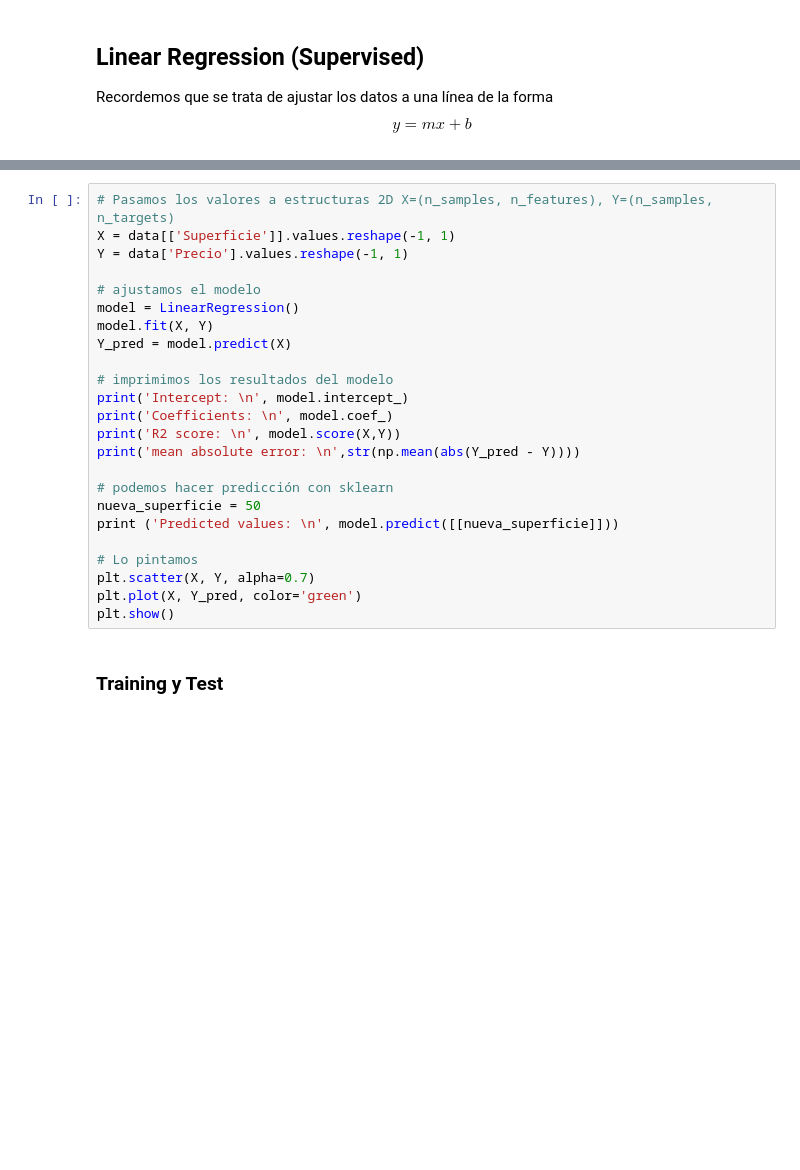
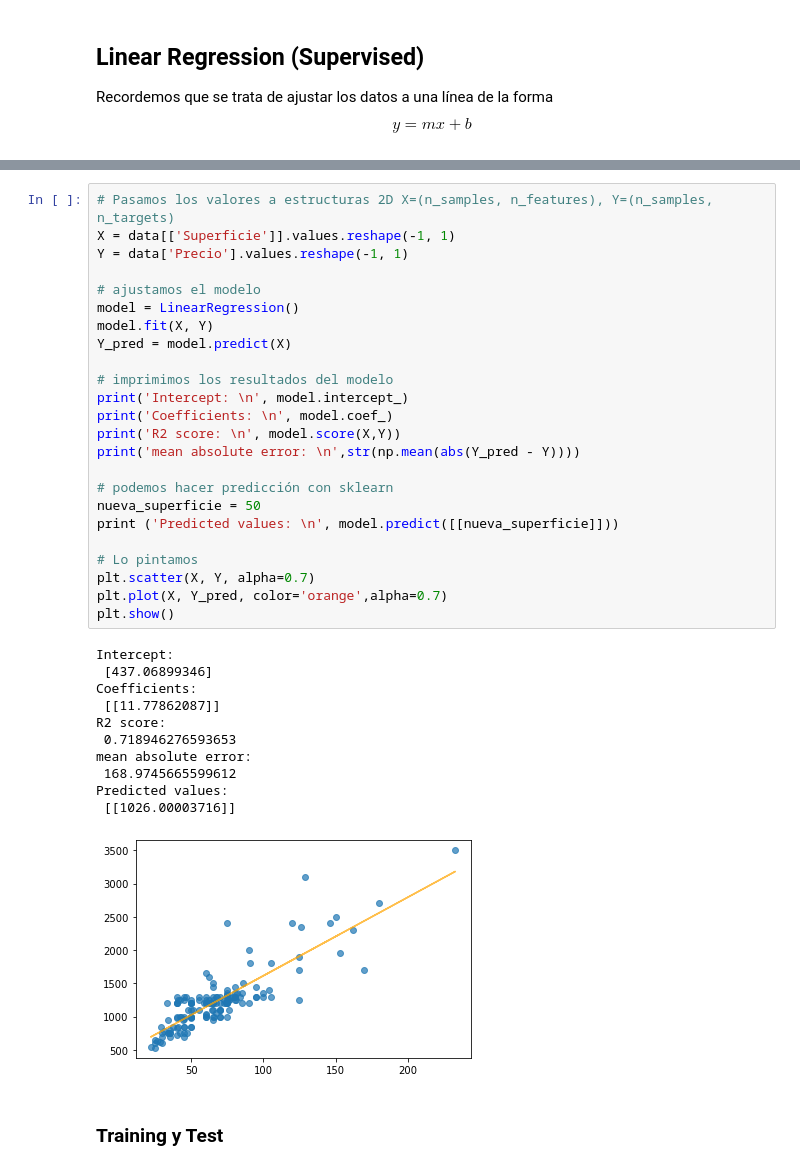
Before and after one commit to falevian/Python-Course, a Jupyter notebook: Section-4/1-machine-learning-intro.ipynb, the cells around one changed output, grey strips where cells are left out. Drawn from its saved outputs; the diff is of its cells as text; blank space fills up the shorter version.

```diff
--- a/Section-4/1-machine-learning-intro.ipynb
+++ b/Section-4/1-machine-learning-intro.ipynb
@@ -43,27 +64,39 @@ display(data.describe())
 # %%
 # Pasamos los valores a estructuras 2D X=(n_samples, n_features), Y=(n_samples, n_targets)
 X = data[['Superficie']].values.reshape(-1, 1)
 Y = data['Precio'].values.reshape(-1, 1)
 
 # ajustamos el modelo
 model = LinearRegression()
 model.fit(X, Y)
 Y_pred = model.predict(X)
 
 # imprimimos los resultados del modelo
 print('Intercept: \n', model.intercept_)
 print('Coefficients: \n', model.coef_)
 print('R2 score: \n', model.score(X,Y))
 print('mean absolute error: \n',str(np.mean(abs(Y_pred - Y))))
 
 # podemos hacer predicción con sklearn
 nueva_superficie = 50
 print ('Predicted values: \n', model.predict([[nueva_superficie]]))
 
 # Lo pintamos
 plt.scatter(X, Y, alpha=0.7)
-plt.plot(X, Y_pred, color='green')
+plt.plot(X, Y_pred, color='orange',alpha=0.7)
 plt.show()
+# %% [output]
+Intercept:
+ [437.06899346]
+Coefficients:
+ [[11.77862087]]
+R2 score:
+ 0.718946276593653
+mean absolute error:
+ 168.9745665599612
+Predicted values:
+ [[1026.00003716]]
+[figure, added]
 # %% [markdown]
 ### Training y Test
 # %%
```
Also changed, not shown: parts of 9 cells of this notebook, 9 other files.
